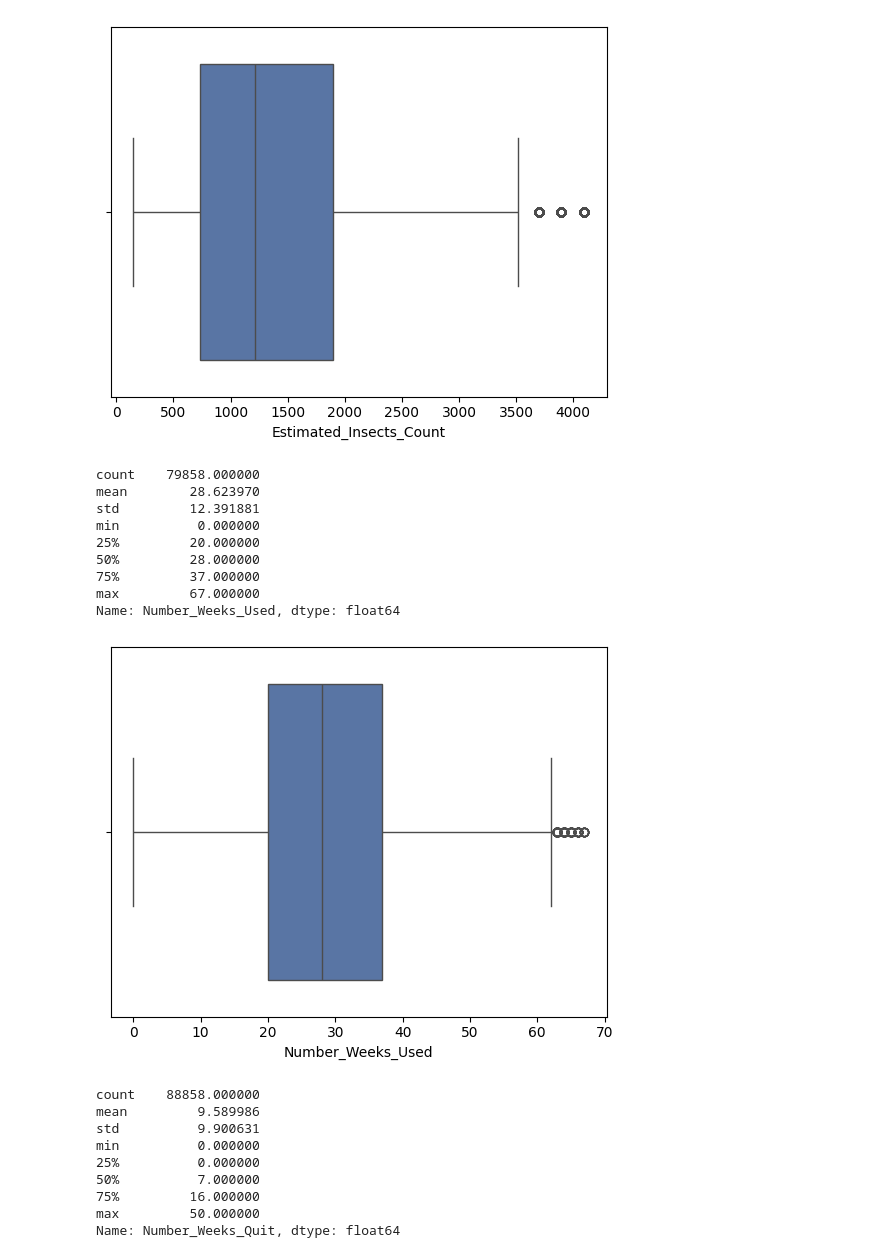
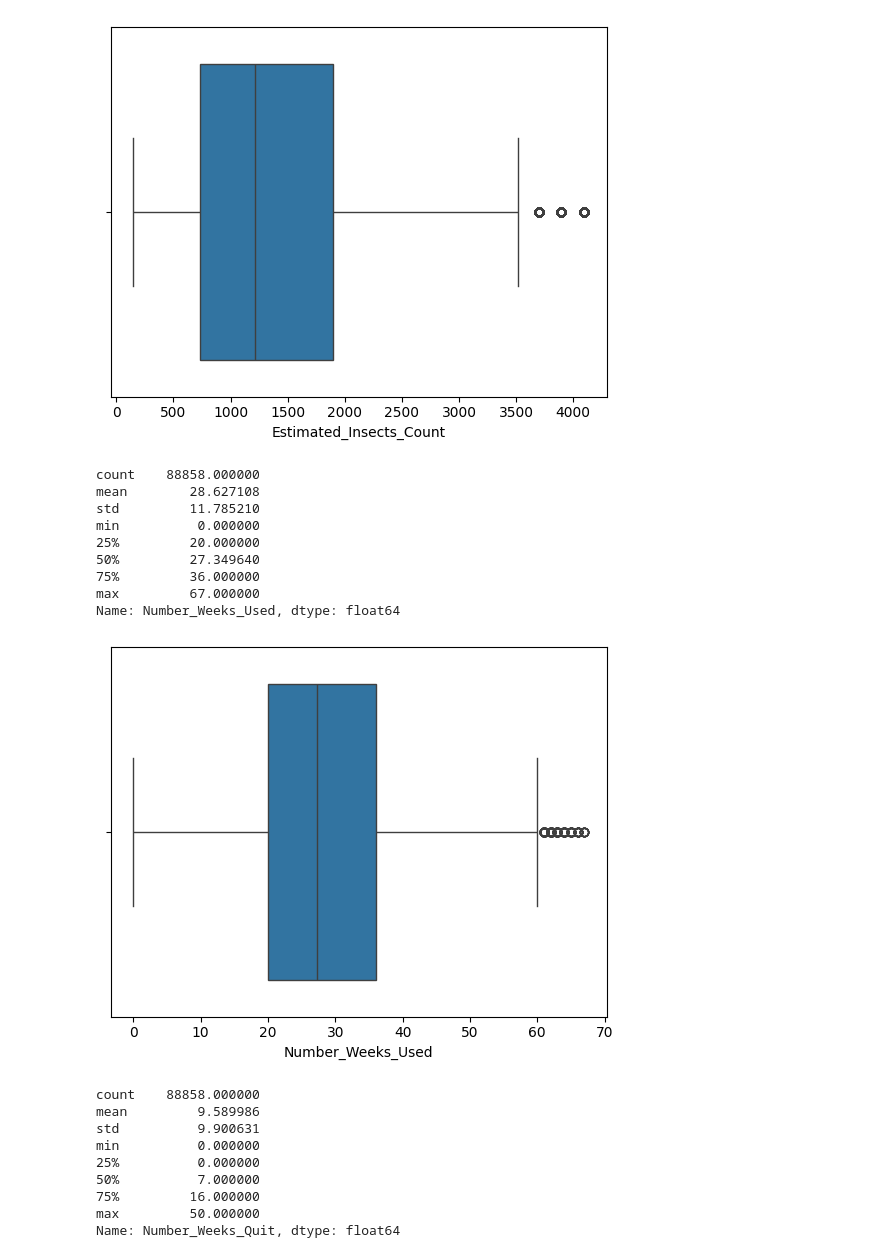
Before and after one commit to rochamarcio/AGRONEG-CIO, a Jupyter notebook: src/data_preprocessing/agro-preprocessing.ipynb, the cells around one changed output. Drawn from its saved outputs; the diff is of its cells as text; code cells hidden in the pictures.

```diff
--- a/src/data_preprocessing/agro-preprocessing.ipynb
+++ b/src/data_preprocessing/agro-preprocessing.ipynb
@@ -115,3 +124,7 @@ Number_Weeks_Quit             0
 Season                        0
 Crop_Damage                   0
 dtype: int64
+# %%
+train_d['Number_Weeks_Used_Missing'] = train_d['Number_Weeks_Used'].isnull()
+missing_proportion = train_d.groupby('Crop_Damage')['Number_Weeks_Used_Missing'].sum().reset_index()
+missing_proportion
@@ -117,0 +185,9 @@ dtype: int64
+# %%
+# Criar uma função de imputação
+def imputar(df):
+    if df['Number_Weeks_Used'].isnull().any():
+        df['Number_Weeks_Used'] = df['Number_Weeks_Used'].fillna(df['Number_Weeks_Used'].mean())
+    return df
+
+# Aplicar a função de imputação usando apply
+df = train_d.groupby('Crop_Damage', group_keys=False).apply(imputar)
@@ -134,17 +261,17 @@ max       4097.000000
 Name: Estimated_Insects_Count, dtype: float64
 [figure]
 # %%
-print (train_d['Number_Weeks_Used'].describe())
-ax = sns.boxplot(x=train_d['Number_Weeks_Used'])
+print (df['Number_Weeks_Used'].describe())
+ax = sns.boxplot(x=df['Number_Weeks_Used'])
 # %% [output]
-count    79858.000000
-mean        28.623970
-std         12.391881
+count    88858.000000
+mean        28.627108
+std         11.785210
 min          0.000000
 25%         20.000000
-50%         28.000000
-75%         37.000000
+50%         27.349640
+75%         36.000000
 max         67.000000
 Name: Number_Weeks_Used, dtype: float64
-[figure, old version]
+[figure, new version]
 # %%
```
Also changed, not shown: parts of 20 cells of this notebook, 3 other files.
